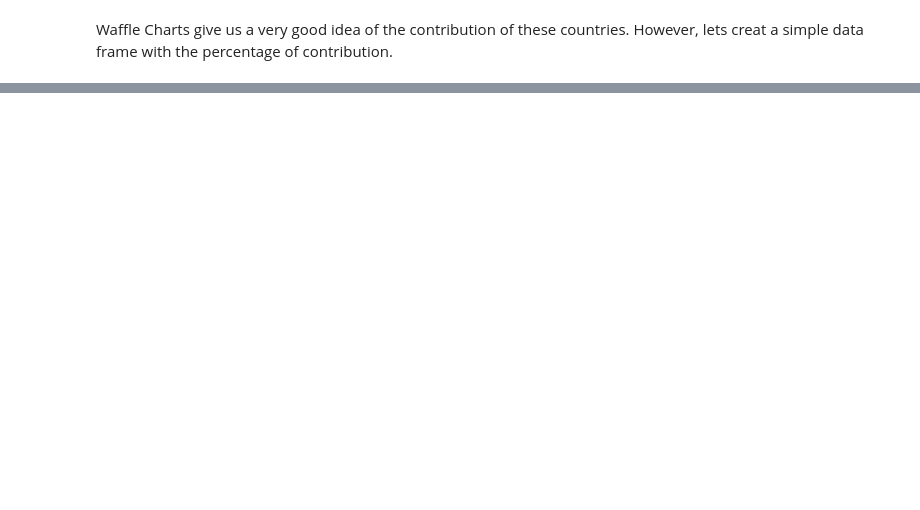
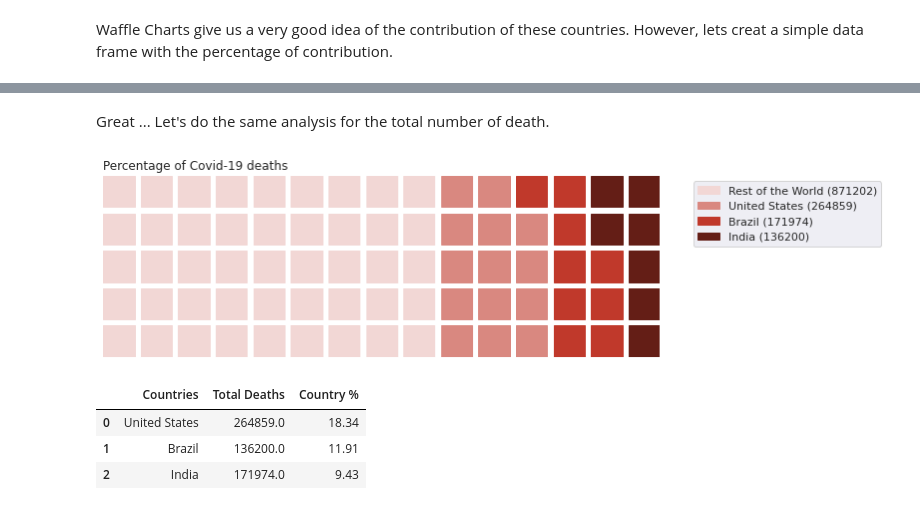
Before and after one commit to JoaoSiqueiraDS/DS_Days, a Jupyter notebook: COVID.ipynb, the cells around one changed output, grey strips where cells are left out. Drawn from its saved outputs; the diff is of its cells as text; code cells hidden in the pictures; blank space fills up the shorter version.

```diff
--- a/COVID.ipynb
+++ b/COVID.ipynb
@@ -424,0 +425,37 @@ dfc
+# %% [markdown]
+Great ... Let's do the same analysis for the total number of death.
+# %%
+# Creating the Waffle Chart - Deaths
+data2 = {"Rest of the World": dfw.iloc[0,2], "United States": dfw.iloc[1,2], "India": dfw.iloc[2,2], "Brazil": dfw.iloc[3,2]}
+fig = plt.figure(
+                FigureClass=Waffle,
+                 rows = 5,
+                 columns = 15,
+                 figsize = (10,5),
+                 colors = ["#F2D7D5", "#D98880", "#C0392B", "#641E16"],
+                 labels = [f"Rest of the World ({int(total_deaths_rotw)})",
+                          f"United States ({int(total_deaths_usa)})",
+                          f"Brazil ({int(total_deaths_brazil)})",
+                          f"India ({int(total_deaths_india)})",],
+                 title={"label":"Percentage of Covid-19 deaths", "loc":"left"},
+                 values=data2,
+                 legend={"loc": "upper left",'bbox_to_anchor': (1.05, 1)},
+
+                 )
+fig.set_tight_layout(False)
+plt.show()
+# %% [output]
+[figure, added]
+# %%
+# Creating a DataFrame of percentage of contribution
+
+dfd = pd.DataFrame(data={"Countries": ["United States", "Brazil", "India"],
+                    "Total Deaths": [total_deaths_usa, total_deaths_india, total_deaths_brazil],
+                    "Country %": [round(total_deaths_usa/total_deaths_world*100,2), round(total_deaths_brazil/total_deaths_world*100,2), round(total_deaths_india/total_deaths_world*100,2)]})
+
+dfd
+# %% [output]
+|  | Countries | Total Deaths | Country % |
+| 0 | United States | 264859.0 | 18.34 |
+| 1 | Brazil | 136200.0 | 11.91 |
+| 2 | India | 171974.0 | 9.43 |
```
Also changed, not shown: parts of 20 cells of this notebook.
